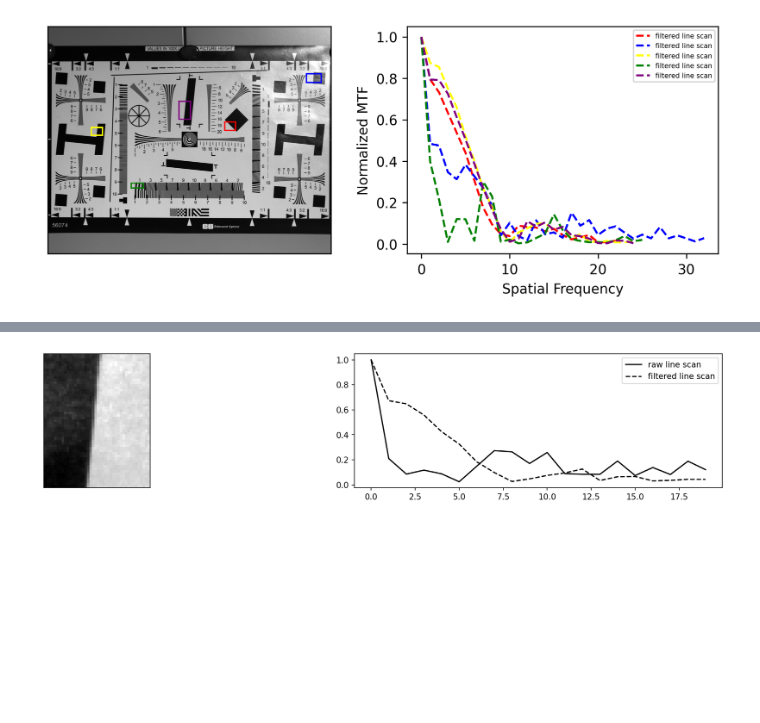
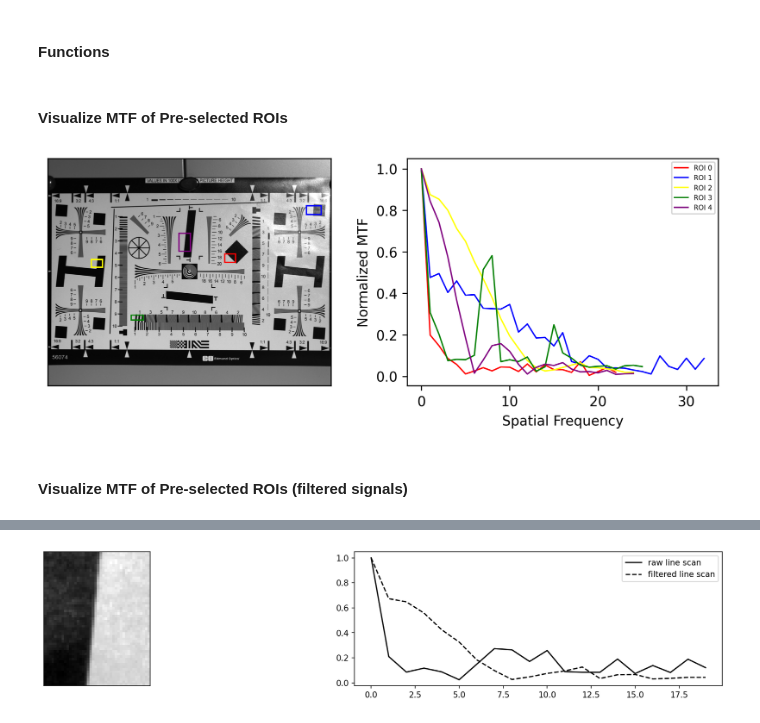
Before and after one commit to kennethmleo/Physics301-Optical-Payload-Characterization, a Jupyter notebook: Activity 02 - Contrast and Modulation Transfer Function/Activity 02_Constant_MTF.ipynb, the cells around one changed output, grey strips where cells are left out. Cells and saved outputs as stored; diff of their text form; code cells hidden in the pictures; blank space fills up the shorter version.

```diff
--- a/Activity 02 - Contrast and Modulation Transfer Function/Activity 02_Constant_MTF.ipynb
+++ b/Activity 02 - Contrast and Modulation Transfer Function/Activity 02_Constant_MTF.ipynb
@@ -27,0 +43,16 @@ plt.show()
+# %% [markdown]
+#### Functions
+# %%
+def MTF_process(ROI, output, filtered):
+    ESF = ROI.mean(axis = 0)
+    if filtered == 'yes':
+        ESF = savgol_filter(ESF, 5, 1)
+    LSF = np.abs(np.diff(ESF))
+
+    MTF = np.abs(np.fft.fft(LSF))
+    MTF = MTF[:]/np.max(MTF)
+    MTF = MTF[:len(MTF)//2]
+
+    if output == 'ESF': return np.array(ESF)
+    if output == 'LSF': return np.array(LSF)
+    if output == 'MTF': return np.array(MTF)
@@ -28,54 +84,35 @@ plt.show()
+# %% [markdown]
+#### Visualize MTF of Pre-selected ROIs
 # %%
+image = plt.imread('Visualization/01.bmp')
+roi_bounds = pd.read_csv('Visualization/ROI_bounds.csv')
+
 plt.figure(figsize = (6*1.5, 3), dpi = 300, facecolor = None)
 colors = ['red', 'blue', 'yellow', 'green', 'purple']
 plt.subplot(121)
 plt.imshow(image, cmap = 'gray')
 for i in roi_bounds.index:
     plt.gca().add_patch(patches.Rectangle((roi_bounds.iloc[i][0],roi_bounds.iloc[i][1]),
                                           roi_bounds.iloc[i][2],roi_bounds.iloc[i][3],
                                           linewidth=1,edgecolor=colors[i],facecolor='none'))
 plt.xticks([])
 plt.yticks([])
-plt.savefig('image_w_ROI.png', dpi = 300, bbox_inches = 'tight')
 
 plt.subplot(122)
 for i in roi_bounds.index:
     ROI = image[int(roi_bounds.iloc[i][1]):int(roi_bounds.iloc[i][1] + roi_bounds.iloc[i][3]),
                 int(roi_bounds.iloc[i][0]):int(roi_bounds.iloc[i][0] + roi_bounds.iloc[i][2])]
 
+    MTF_vals = MTF_process(ROI, 'MTF', 'no')
+    #MTF_values_median = np.percentile(MTF_vals, 50, axis=0)
 
-    MTF_values = []
-    MTF_filtered_values = []
-    for j in range(len(ROI)):
-        ESF = ROI[i]
-        ESF_filtered = savgol_filter(ESF, 5, 1)
-
-        LSF = np.abs(np.diff(ESF))
-        LSF_filtered = np.abs(np.diff(ESF_filtered))
-
-        MTF = np.abs(np.fft.fft(LSF))
-        MTF = MTF[:]/np.max(MTF)
-        MTF = MTF[:len(MTF)//2]
-
-        MTF_values.append(MTF)
-
-        MTF_filtered = np.abs(np.fft.fft(LSF_filtered))
-        MTF_filtered = MTF_filtered[:]/np.max(MTF_filtered)
-        MTF_filtered = MTF_filtered[:len(MTF_filtered)//2]
-
-        MTF_filtered_values.append(MTF_filtered)
-
-    MTF_values = np.array(MTF_values)
-    MTF_values_median = np.percentile(MTF_values, 50, axis=0)
-
-    MTF_filtered_values = np.array(MTF_filtered_values)
-    MTF_filtered_values_median = np.percentile(MTF_filtered_values, 50, axis=0)
-
-    plt.plot(np.arange(0, len(MTF_filtered_values_median)), MTF_filtered_values_median, color = colors[i], linestyle = 'dashed', label = 'filtered line scan')
+    plt.plot(np.arange(0, len(MTF_vals)), MTF_vals, color = colors[i], linewidth = 1, linestyle = 'solid', label = 'ROI ' + str(i))
     plt.ylabel('Normalized MTF')
     plt.xlabel('Spatial Frequency')
     plt.legend(fontsize = 5)
 plt.show()
 # %% [output]
-[figure, old version]
+[figure, new version]
+# %% [markdown]
+#### Visualize MTF of Pre-selected ROIs (filtered signals)
 # %%
```
Also changed, not shown: parts of 16 cells of this notebook, 3 other files.
